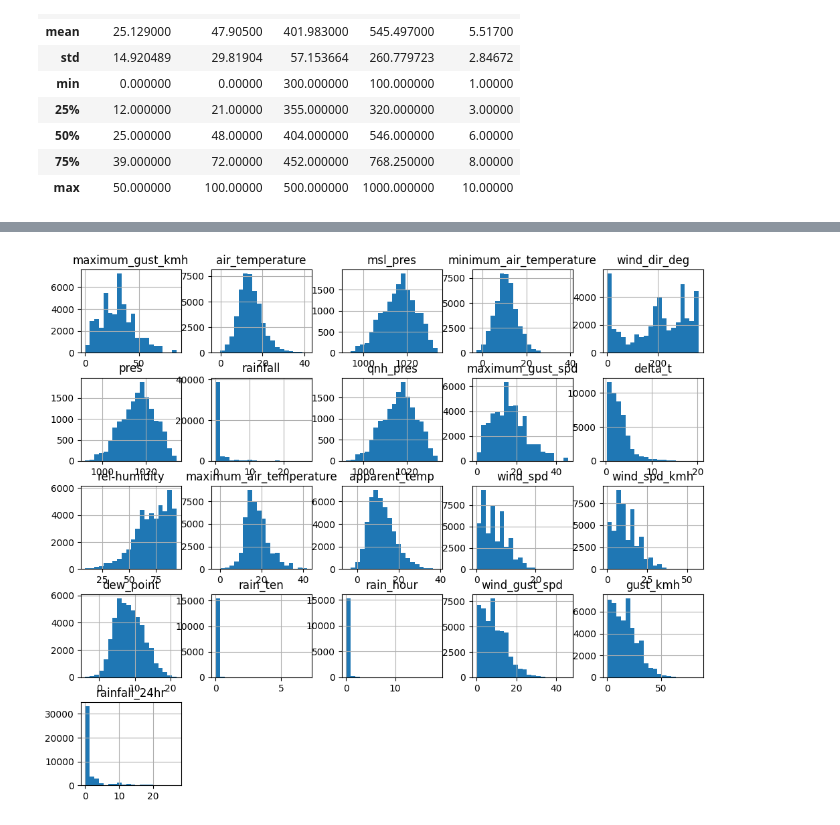
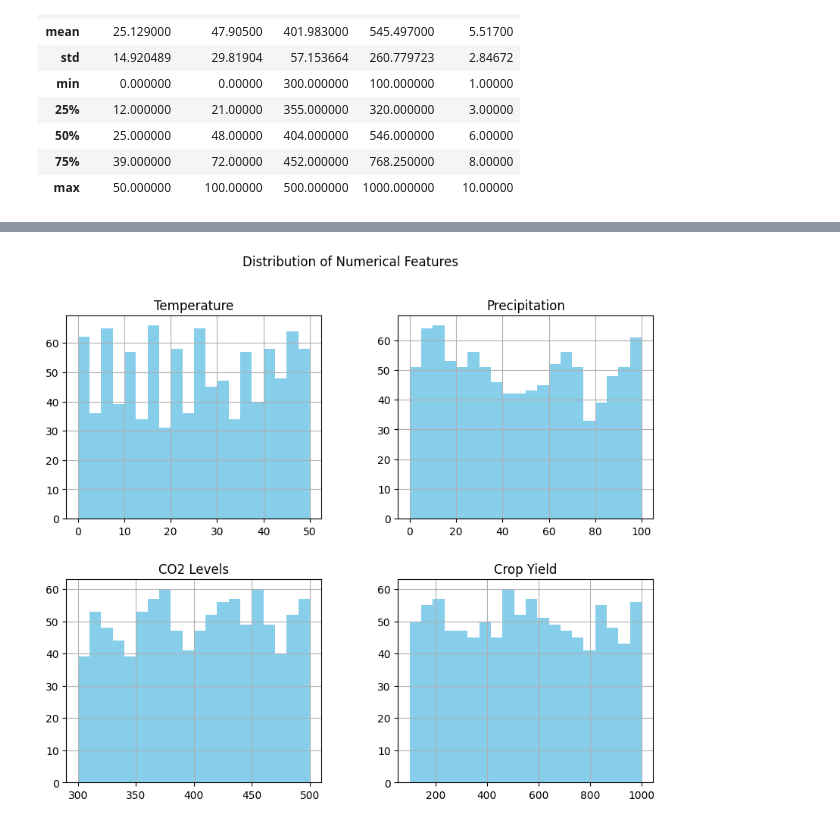
Before and after one commit to Dan9704/COS30049-Computing-Technology-Innovation-Project, a Jupyter notebook: Assignment2/Data_Analysis/data_anaylysis_climate_change_on_crop.ipynb, the cells around one changed output, grey strips where cells are left out. Cells and saved outputs as stored; diff of their text form; code cells hidden in the pictures.

```diff
--- a/Assignment2/Data_Analysis/data_anaylysis_climate_change_on_crop.ipynb
+++ b/Assignment2/Data_Analysis/data_anaylysis_climate_change_on_crop.ipynb
@@ -62,6 +58,0 @@ memory usage: 78.3+ KB
-# %%
-# Check for missing values
-df.isnull().sum()
-
-# If needed, fill missing values with mean or drop them
-df.fillna(df.mean(), inplace=True)
@@ -73,8 +63,9 @@ Create visualizations directly in the notebook, such as histograms, scatter plot
 # %%
 import matplotlib.pyplot as plt
 
 # Plot histograms for all numerical columns
-df.hist(figsize=(12, 10), bins=20)
+df[['Temperature', 'Precipitation', 'CO2 Levels', 'Crop Yield']].hist(figsize=(10, 8), bins=20, color='skyblue')
+plt.suptitle('Distribution of Numerical Features')
 plt.show()
 # %% [output]
-[figure, old version]
+[figure, new version]
```
Also changed, not shown: parts of 9 cells of this notebook.
